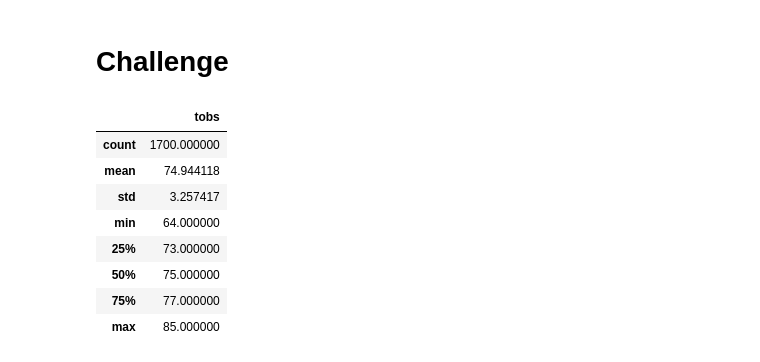
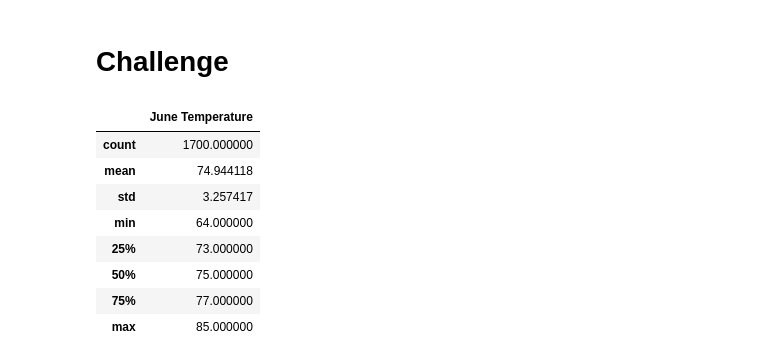
Before and after one commit to mmingoia/surfs_up, a Jupyter notebook: climate_analysis.ipynb, the cells around one changed output. Drawn from its saved outputs; the diff is of its cells as text; code cells hidden in the pictures.

```diff
--- a/climate_analysis.ipynb
+++ b/climate_analysis.ipynb
@@ -113,19 +114,19 @@ plt.tight_layout()
 # %%
 # Design a query to retrieve all the June temperature data from all stations for all the years in the dataset
 
 # Perform a query to retrieve the temperature
 results = []
 results = session.query(Measurement.date, Measurement.tobs).filter(extract('month',Measurement.date) == 6).all()
 # Save the query results as a Pandas DataFrame and set the index to the date column
-df = pd.DataFrame(results, columns=['date','tobs'])
+df = pd.DataFrame(results, columns=['date','June Temperature'])
 df.set_index(df['date'], inplace=True)
 # Sort the dataframe by date
 df = df.sort_index()
 
 # Use Pandas to calcualte the summary statistics for the temperature data
 df.describe()
 # %% [output]
-|  | tobs |
+|  | June Temperature |
 | count | 1700.000000 |
 | mean | 74.944118 |
 | std | 3.257417 |
```
Also changed, not shown: parts of 8 cells of this notebook, 5 other files.
